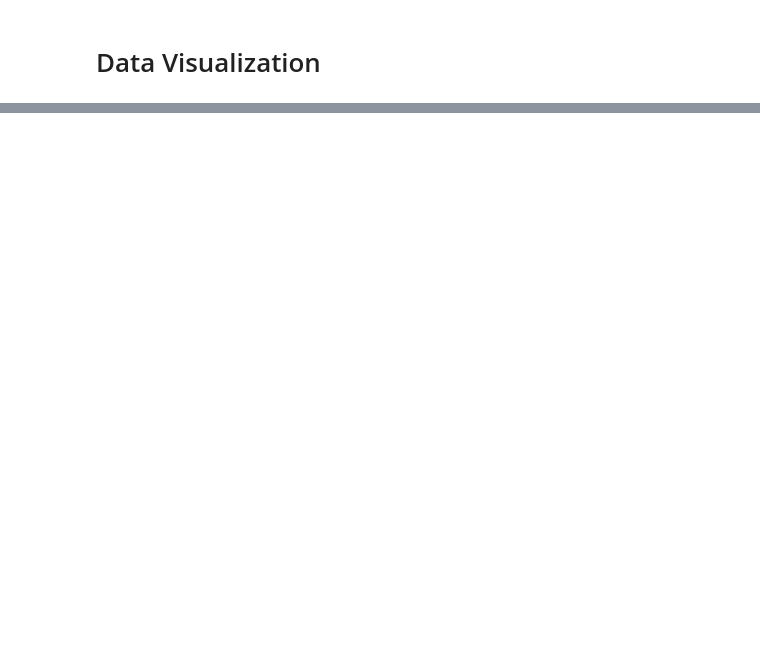
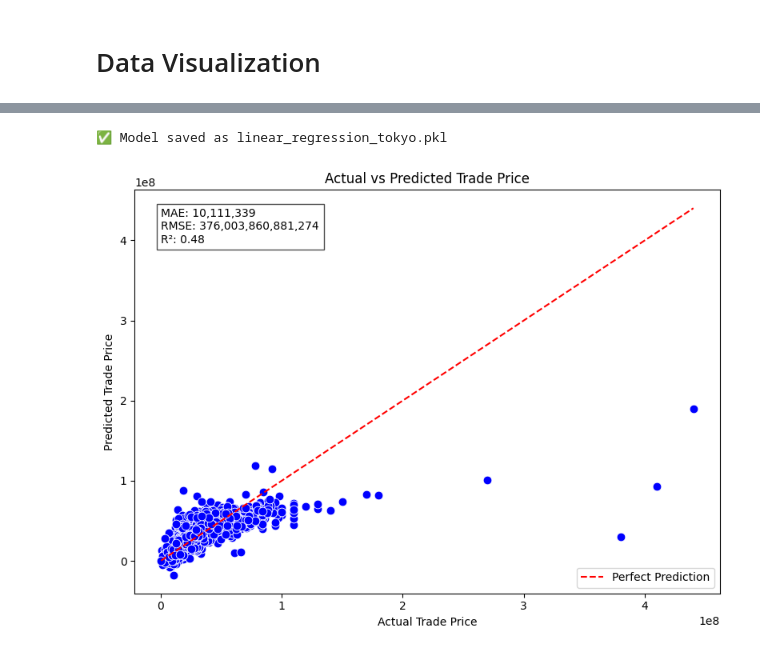
Before and after one commit to luuducquy0510/Housing_Chatbot, a Jupyter notebook: data_processing.ipynb, the cells around one changed output, grey strips where cells are left out. Cells and saved outputs as stored; diff of their text form; code cells hidden in the pictures; blank space fills up the shorter version.

```diff
--- a/data_processing.ipynb
+++ b/data_processing.ipynb
@@ -117,0 +184,15 @@ plt.show()
+# %%
+# Train/test split
+X_train, X_test, y_train, y_test = train_test_split(X, y, test_size=0.2, random_state=42)
+
+# Train model
+model = LinearRegression()
+model.fit(X_train, y_train)
+
+# Save model
+joblib.dump(model, "test_model.pkl")
+joblib.dump(le_district, "district_encoder.pkl")
+
+print("✅ Model saved as linear_regression_tokyo.pkl")
+# %% [output]
+✅ Model saved as linear_regression_tokyo.pkl
@@ -117,0 +203,26 @@ plt.show()
+# %%
+# Predict on test set
+y_pred = model.predict(X_test)
+
+# Calculate evaluation metrics
+mae = mean_absolute_error(y_test, y_pred)
+rmse = mean_squared_error(y_test, y_pred)
+r2 = r2_score(y_test, y_pred)
+
+# Create scatter plot
+plt.figure(figsize=(8, 6))
+sns.scatterplot(x=y_test, y=y_pred, color='blue', s=60)
+plt.plot([y_test.min(), y_test.max()], [y_test.min(), y_test.max()], '--r', label='Perfect Prediction')
+plt.xlabel("Actual Trade Price")
+plt.ylabel("Predicted Trade Price")
+plt.title("Actual vs Predicted Trade Price")
+plt.legend()
+
+# Annotate plot with metrics
+plt.text(y_test.min(), y_test.max(), f"MAE: {mae:,.0f}\nRMSE: {rmse:,.0f}\nR²: {r2:.2f}",
+         horizontalalignment='left', verticalalignment='top', fontsize=10, bbox=dict(facecolor='white', alpha=0.7))
+
+plt.tight_layout()
+plt.show()
+# %% [output]
+[figure, added]
```
Also changed, not shown: parts of 14 cells of this notebook, 6 other files.
